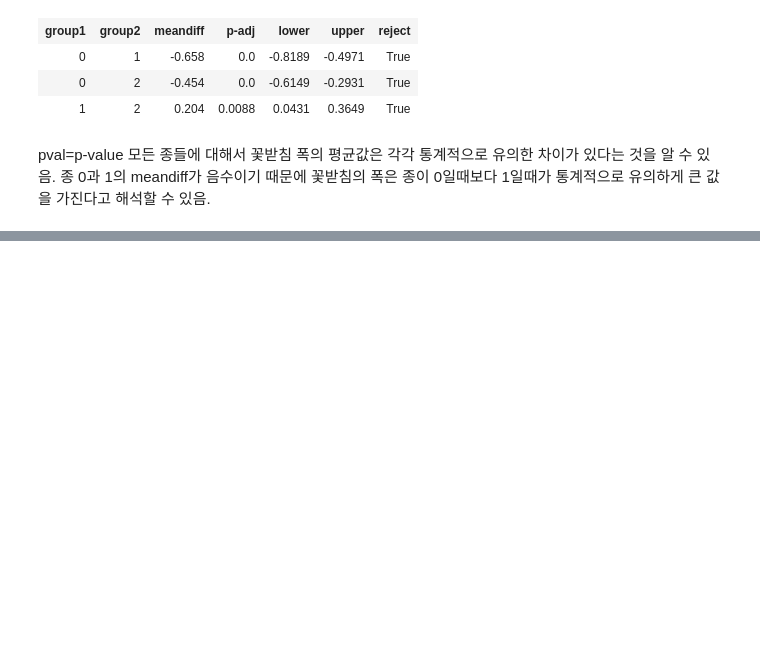
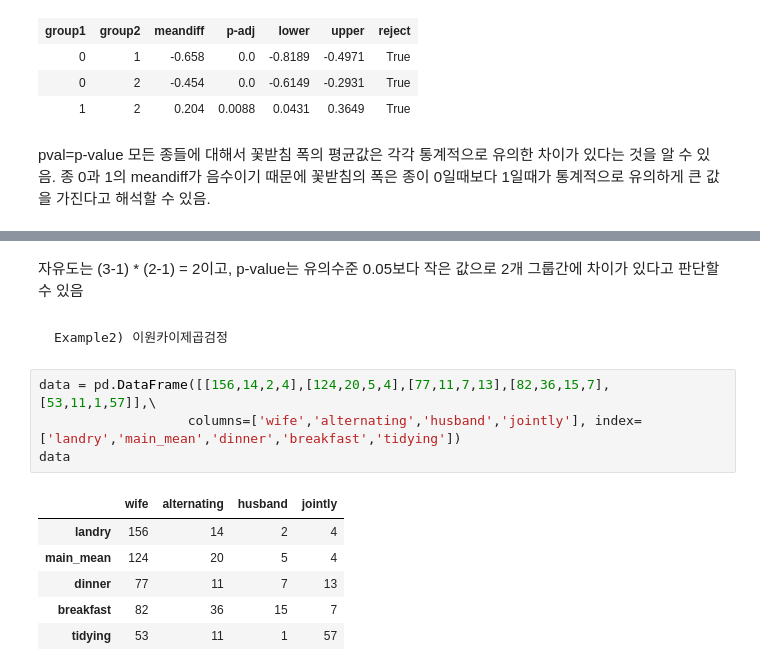
Before and after one commit to GUNWOOOH/ADP_-, a Jupyter notebook: ADP실습_1주차_통계분석.ipynb, the cells around one changed output, grey strips where cells are left out. Saved outputs shown, nothing was run; the diff lists cells and outputs as text; blank space fills up the shorter version.

```diff
--- a/ADP실습_1주차_통계분석.ipynb
+++ b/ADP실습_1주차_통계분석.ipynb
@@ -412,0 +558,15 @@ pval=p-value 모든 종들에 대해서 꽃받침 폭의 평균값은 각각 통
+# %% [markdown]
+자유도는 (3-1) * (2-1) = 2이고, p-value는 유의수준 0.05보다 작은 값으로 2개 그룹간에 차이가 있다고 판단할 수 있음
+# %% [markdown]
+    Example2) 이원카이제곱검정
+# %%
+data = pd.DataFrame([[156,14,2,4],[124,20,5,4],[77,11,7,13],[82,36,15,7],[53,11,1,57]],\
+                   columns=['wife','alternating','husband','jointly'], index=['landry','main_mean','dinner','breakfast','tidying'])
+data
+# %% [output]
+|  | wife | alternating | husband | jointly |
+| landry | 156 | 14 | 2 | 4 |
+| main_mean | 124 | 20 | 5 | 4 |
+| dinner | 77 | 11 | 7 | 13 |
+| breakfast | 82 | 36 | 15 | 7 |
+| tidying | 53 | 11 | 1 | 57 |
```
Also changed, not shown: parts of 28 cells of this notebook.
